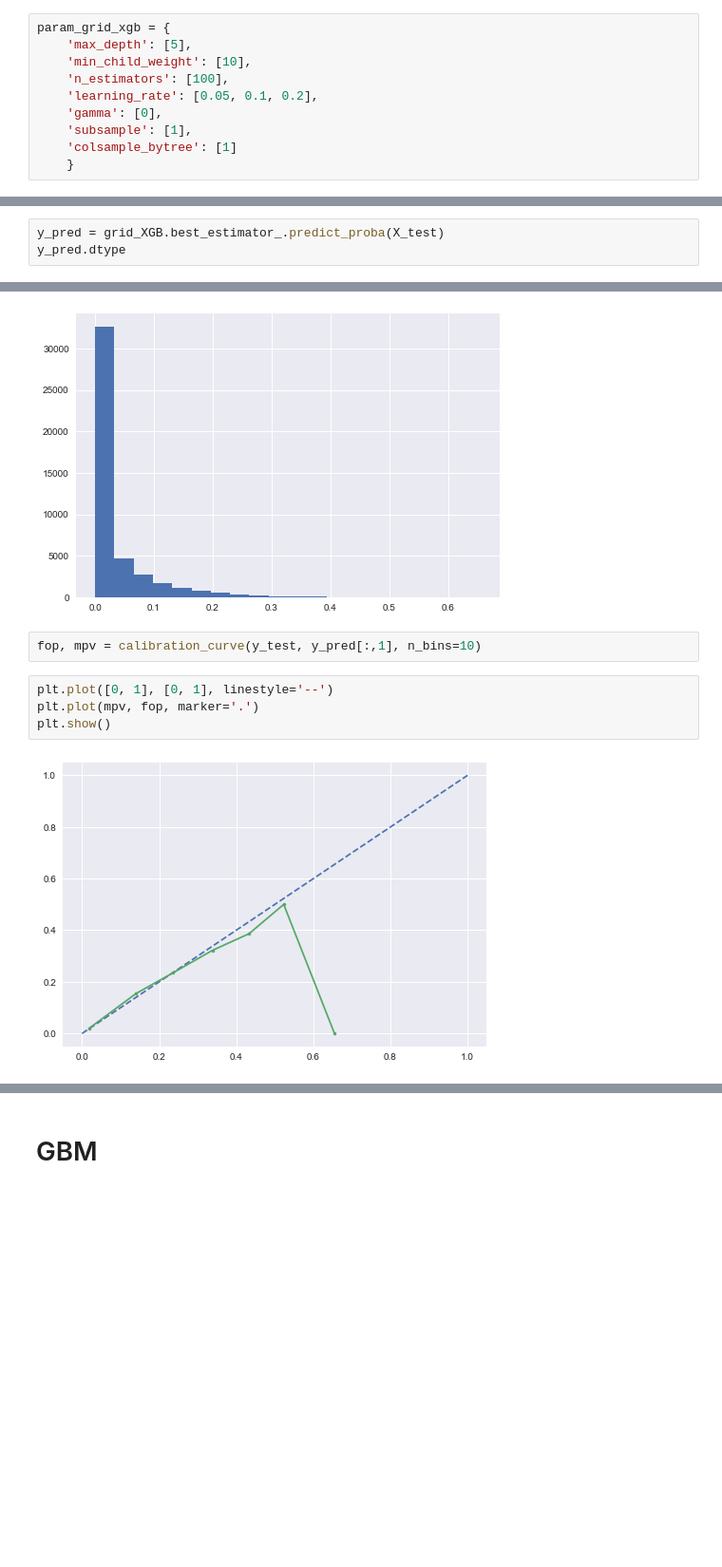
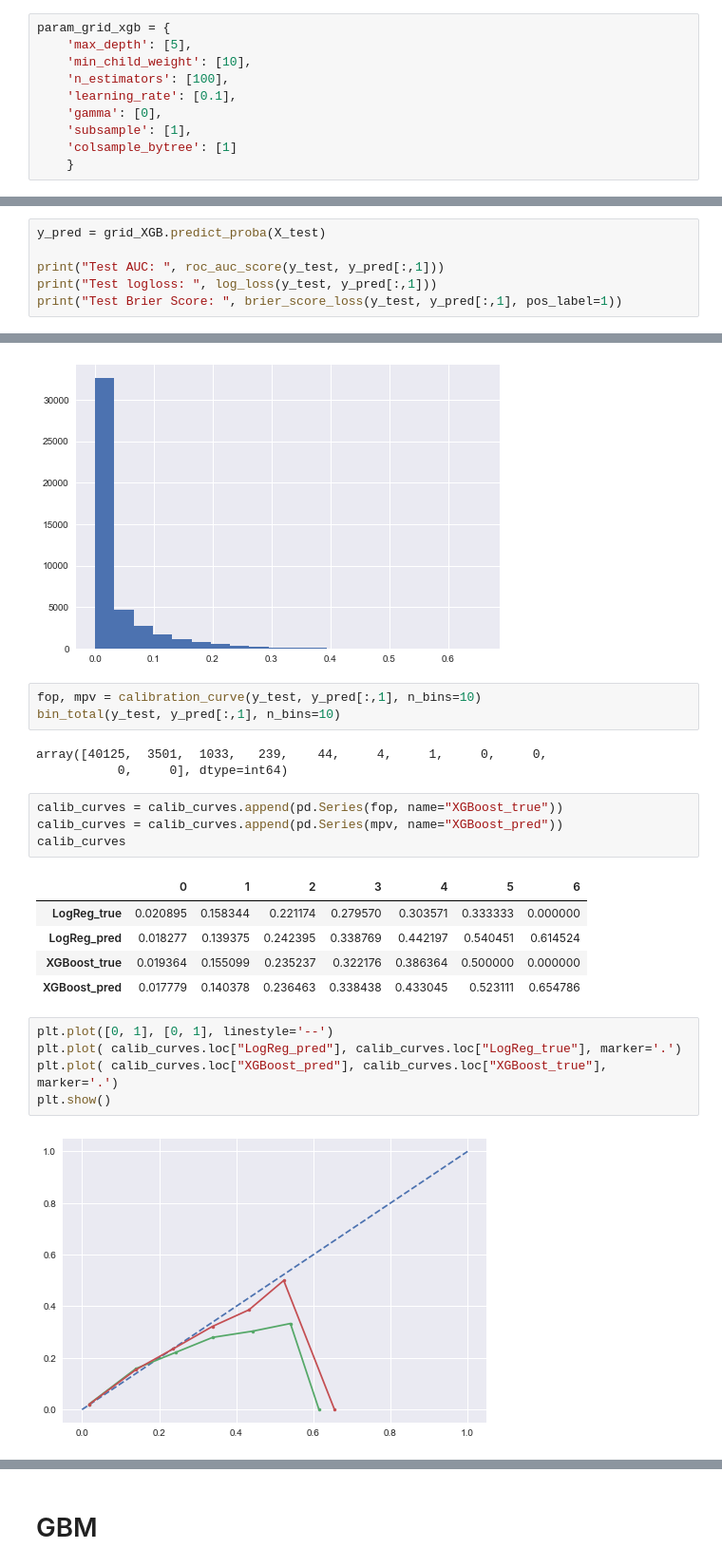
Before and after one commit to honshu77/DSA_project, a Jupyter notebook: IPUMS.ipynb, the cells around one changed output, grey strips where cells are left out. Shown at 95% size. Cells and saved outputs as stored; diff of their text form; blank space fills up the shorter version.

```diff
--- a/IPUMS.ipynb
+++ b/IPUMS.ipynb
@@ -855,7 +915,7 @@ param_grid_xgb = {
     'max_depth': [5],
     'min_child_weight': [10],
     'n_estimators': [100],
-    'learning_rate': [0.05, 0.1, 0.2],
+    'learning_rate': [0.1],
     'gamma': [0],
     'subsample': [1],
     'colsample_bytree': [1]
@@ -897,0 +957,6 @@ for mean, std, params in zip(means, stds, grid_XGB.cv_results_['params']):
+# %%
+y_pred = grid_XGB.predict_proba(X_test)
+
+print("Test AUC: ", roc_auc_score(y_test, y_pred[:,1]))
+print("Test logloss: ", log_loss(y_test, y_pred[:,1]))
+print("Test Brier Score: ", brier_score_loss(y_test, y_pred[:,1], pos_label=1))
@@ -899,6 +968,3 @@ for mean, std, params in zip(means, stds, grid_XGB.cv_results_['params']):
 xgb.plot_importance(grid_XGB.best_estimator_);
 # %% [output]
 [figure]
-# %%
-y_pred = grid_XGB.best_estimator_.predict_proba(X_test)
-y_pred.dtype
@@ -916,12 +980,27 @@ plt.hist(y_pred[:,1], bins=20);
 [figure]
 # %%
 fop, mpv = calibration_curve(y_test, y_pred[:,1], n_bins=10)
+bin_total(y_test, y_pred[:,1], n_bins=10)
+# %% [output]
+array([40125,  3501,  1033,   239,    44,     4,     1,     0,     0,
+           0,     0], dtype=int64)
+# %%
+calib_curves = calib_curves.append(pd.Series(fop, name="XGBoost_true"))
+calib_curves = calib_curves.append(pd.Series(mpv, name="XGBoost_pred"))
+calib_curves
+# %% [output]
+|  | 0 | 1 | 2 | 3 | 4 | 5 | 6 |
+| LogReg_true | 0.020895 | 0.158344 | 0.221174 | 0.279570 | 0.303571 | 0.333333 | 0.000000 |
+| LogReg_pred | 0.018277 | 0.139375 | 0.242395 | 0.338769 | 0.442197 | 0.540451 | 0.614524 |
+| XGBoost_true | 0.019364 | 0.155099 | 0.235237 | 0.322176 | 0.386364 | 0.500000 | 0.000000 |
+| XGBoost_pred | 0.017779 | 0.140378 | 0.236463 | 0.338438 | 0.433045 | 0.523111 | 0.654786 |
 # %%
 plt.plot([0, 1], [0, 1], linestyle='--')
-plt.plot(mpv, fop, marker='.')
+plt.plot( calib_curves.loc["LogReg_pred"], calib_curves.loc["LogReg_true"], marker='.')
+plt.plot( calib_curves.loc["XGBoost_pred"], calib_curves.loc["XGBoost_true"], marker='.')
 plt.show()
 # %% [output]
-[figure, old version]
+[figure, new version]
 # %%
 results = pd.DataFrame({'true': y_test, 'predictions': y_pred[:,1]})
 results = pd.concat([X_test, results], axis=1)
```
Also changed, not shown: parts of 37 cells of this notebook.
